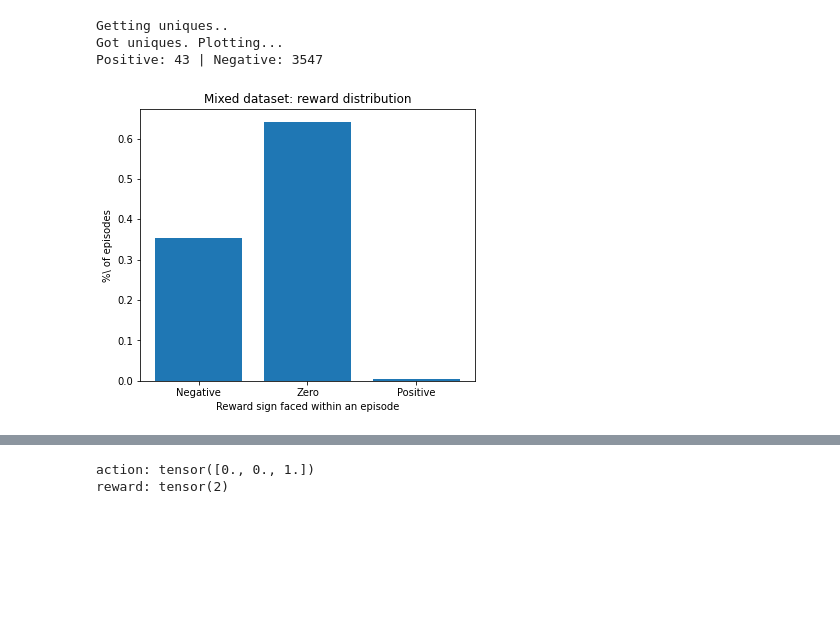
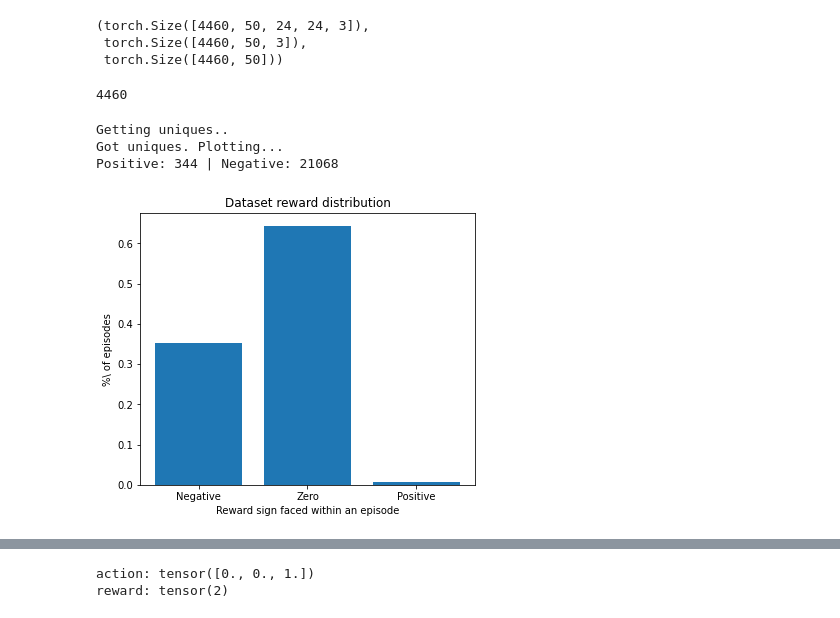
Before and after one commit to mbalesni/rl-secret, a Jupyter notebook: secret/envs/triggers/t3p1-dataset-synth.ipynb, the cells around one changed output, grey strips where cells are left out. Saved outputs shown, nothing was run; the diff lists cells and outputs as text; code cells hidden in the pictures; blank space fills up the shorter version.

```diff
--- a/secret/envs/triggers/t3p1-dataset-synth.ipynb
+++ b/secret/envs/triggers/t3p1-dataset-synth.ipynb
@@ -8,8 +8,30 @@ import os
 
 %load_ext autoreload
 %autoreload 2
+# %%
+positives = torch.load('data/MiniGrid-Triggers-3x3-T3P1-v0/random/trajectories/positive_train.pt')
+negatives = torch.load('data/MiniGrid-Triggers-3x3-T3P1-v0/random/trajectories/negative_train.pt')
+neutrals = torch.load('data/MiniGrid-Triggers-3x3-T3P1-v0/random/trajectories/neutral_train.pt')
+
+max_neutrals = 3750
+
+combined_obs = torch.vstack([positives.observations, negatives.observations, neutrals.observations[:max_neutrals]])
+combined_act = torch.vstack([positives.actions, negatives.actions, neutrals.actions[:max_neutrals]])
+combined_rew = torch.vstack([positives.rewards, negatives.rewards, neutrals.rewards[:max_neutrals]])
+
+combined_obs.shape, combined_act.shape, combined_rew.shape
+# %% [output]
+(torch.Size([4460, 50, 24, 24, 3]),
+ torch.Size([4460, 50, 3]),
+ torch.Size([4460, 50]))
+# %%
+test_combined = TrajectoriesDataset(combined_obs, combined_act, combined_rew)
+torch.save(test_combined, 'data/MiniGrid-Triggers-3x3-T3P1-v0/random/trajectories/train_synth_4460.pt')
+print(len(test_combined))
+# %% [output]
+4460
 # %%
-data_path = 'agents/MiniGrid-Triggers-3x3-T3P1-v0/random/trajectories/train_10000.pt'
+data_path = 'data/MiniGrid-Triggers-3x3-T3P1-v0/random/trajectories/test_60000.pt'
 dataset = torch.load(data_path)
 
 rewards = dataset.rewards
@@ -21,33 +43,33 @@ print('Got uniques. Plotting...')
 n_episodes_positive_reward = 0
 n_episodes_negative_reward = 0
 for episode_reward_vals in unique_rewards_per_episode:
     if 2 in episode_reward_vals:
         n_episodes_positive_reward += 1
     if 0 in episode_reward_vals:
         n_episodes_negative_reward += 1
 
 n_episodes_no_reward = rewards.shape[0] - n_episodes_positive_reward - n_episodes_negative_reward
 reward_vals = torch.tensor([n_episodes_negative_reward, n_episodes_no_reward, n_episodes_positive_reward])
 
 print(f'Positive: {n_episodes_positive_reward} | Negative: {n_episodes_negative_reward}')
 
 
 plt.figure(figsize=(6,5))
-plt.title('Mixed dataset: reward distribution')
+plt.title('Dataset reward distribution')
 plt.xlabel('Reward sign faced within an episode')
 plt.ylabel('%\ of episodes')
 plt.bar(torch.arange(0, 3)-1, reward_vals/torch.sum(reward_vals), tick_label=['Negative', 'Zero', 'Positive'])
 plt.show()
 
 
 # del n_episodes_no_reward
 # del dataset
 # del rewards
 # del reward_vals
 # import gc
 # gc.collect()
 # %% [output]
 Getting uniques..
 Got uniques. Plotting...
-Positive: 43 | Negative: 3547
+Positive: 344 | Negative: 21068
-[figure, old version]
+[figure, new version]
```
Also changed, not shown: parts of 13 cells of this notebook, 3 other files.
